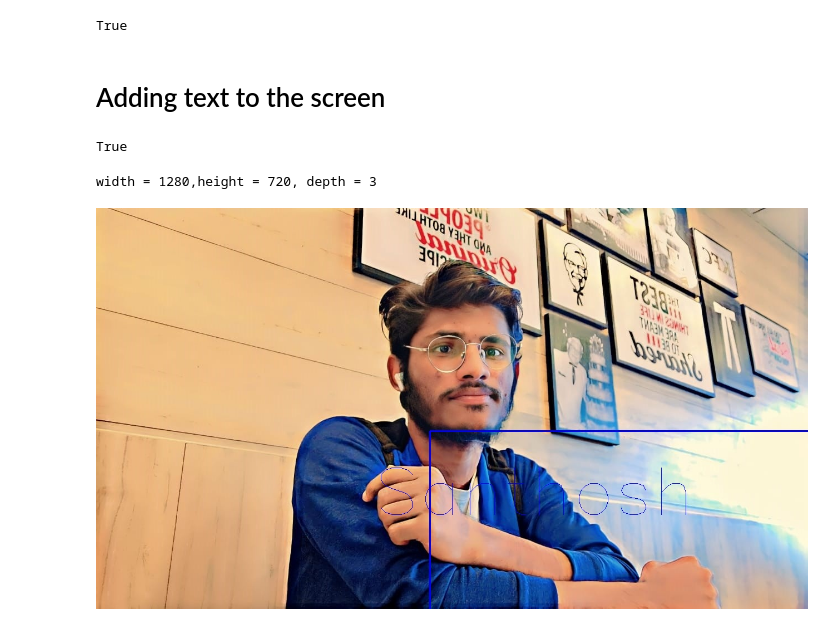
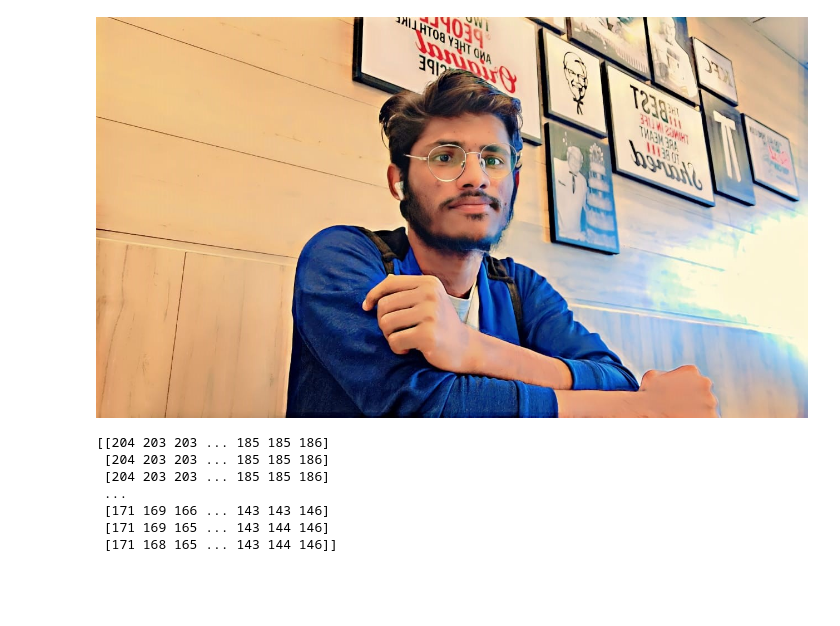
Before and after one commit to santhosh1728/OpenCv, a Jupyter notebook: open_cv.ipynb, the cells around one changed output. Drawn from its saved outputs; the diff is of its cells as text; code cells hidden in the pictures; blank space fills up the shorter version.

```diff
--- a/open_cv.ipynb
+++ b/open_cv.ipynb
@@ -30,24 +0,0 @@ True
-# %%
-rectangle = cv2.rectangle(image,(1500,900),(600,400),(255,0,0),2)
-cv2.imwrite('newimage.jpg',image)
-# %% [output]
-True
-# %% [markdown]
-# Adding text to the screen
-# %%
-text_input = cv2.putText(image,'Santhosh',(500,550),cv2.FONT_HERSHEY_SIMPLEX,4,(255,0,0))
-cv2.imwrite('textimage.jpg',image)
-# %% [output]
-True
-# %%
-import imutils
-from google.colab.patches import cv2_imshow
-import cv2
-
-image = cv2.imread('textimage.jpg')
-(h,w,d) = image.shape
-print("width = {},height = {}, depth = {}".format(w,h,d))
-cv2_imshow(image)
-# %% [output]
-width = 1280,height = 720, depth = 3
-[figure, removed]
@@ -53,0 +7,19 @@ width = 1280,height = 720, depth = 3
+# %%
+Image(filename = 'image.jpg')
+# %% [output]
+[figure, added]
+# %%
+img1 = cv2.imread('image.jpg',0)
+
+#   Print the image data (pixel values), element of a 2D numpy array.
+#   Each pixel value is 8-bit [0,255]
+
+print(img1)
+# %% [output]
+[[204 203 203 ... 185 185 186]
+ [204 203 203 ... 185 185 186]
+ [204 203 203 ... 185 185 186]
+ ...
+ [171 169 166 ... 143 143 146]
+ [171 169 165 ... 143 144 146]
+ [171 168 165 ... 143 144 146]]
```
Also changed, not shown: parts of 40 cells of this notebook, 1 other file.
